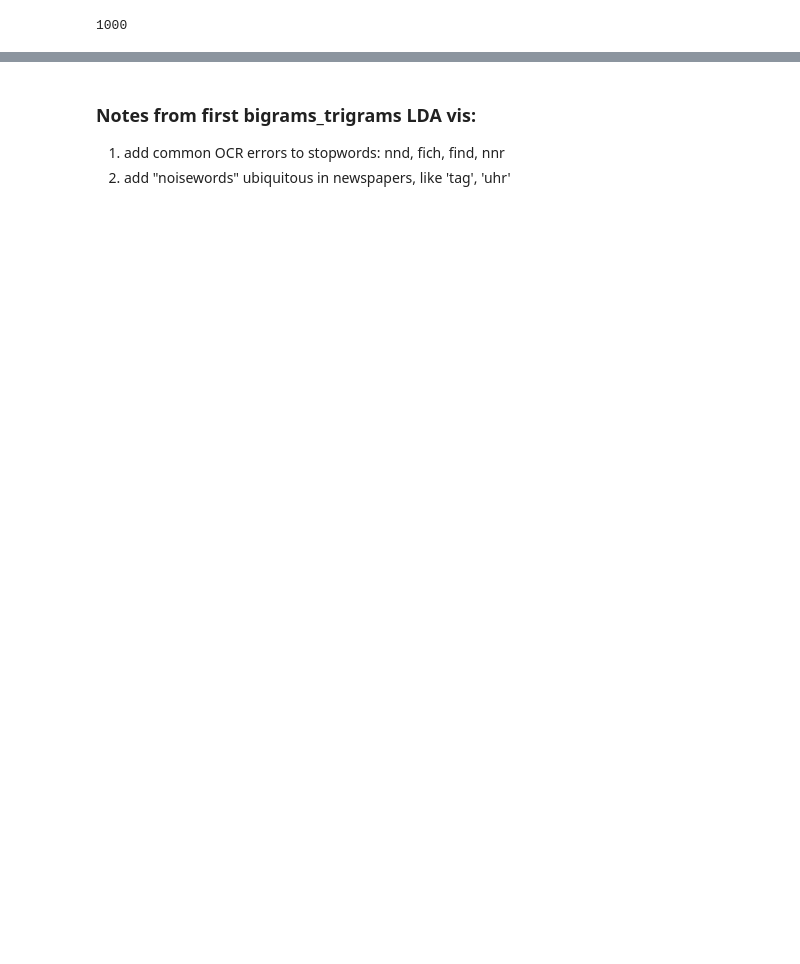
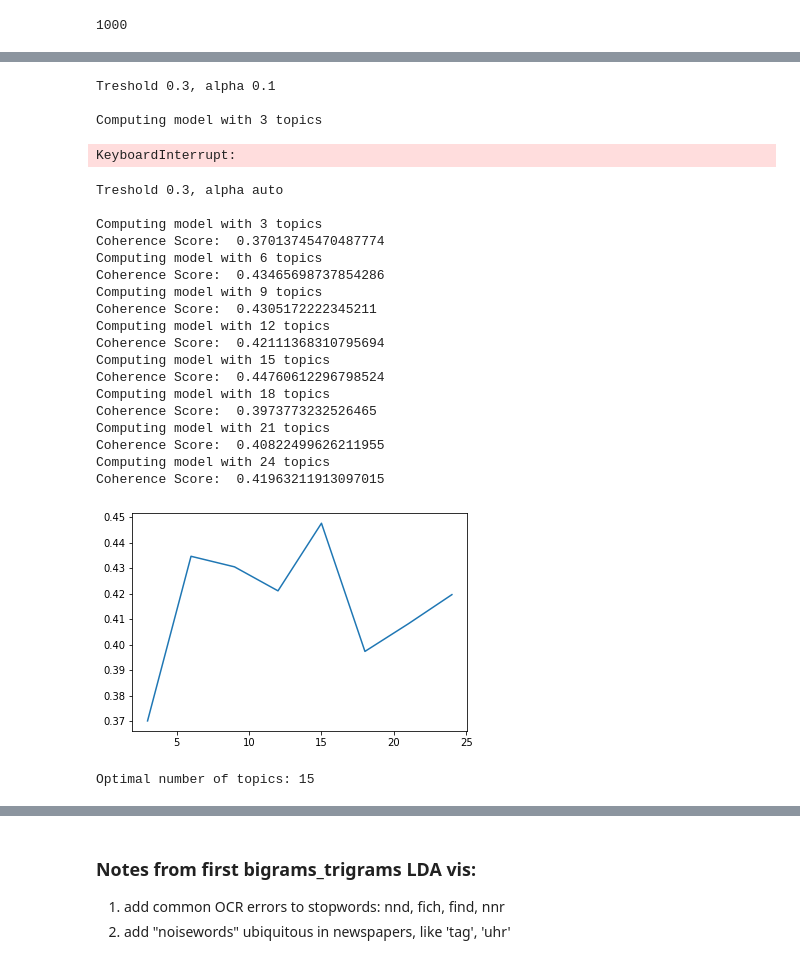
Before and after one commit to krkryger/clim-dist, a Jupyter notebook: notebooks/LDA.ipynb, the cells around one changed output, grey strips where cells are left out. Saved outputs shown, nothing was run; the diff lists cells and outputs as text; code cells hidden in the pictures; blank space fills up the shorter version.

```diff
--- a/notebooks/LDA.ipynb
+++ b/notebooks/LDA.ipynb
@@ -25,7 +421,7 @@ common_ocr_errors = ['nnr', 'nnd', 'fich', 'find']
 other_noise = ['januar', 'februar', 'märz', 'april', 'mai', 'juni', 'juli', 'august', 'september', 'october', 'oktober', 'november', 'dezember', 'december']
 stops += common_ocr_errors + other_noise
 # %%
-data = df[(df.w_count > 100) & (df.w_count < 500)].sample(1000).full_text.values
+data = df[(df.w_count > 100) & (df.w_count < 1000)].sample(1000).full_text.values
 # %%
 nlp = spacy.load('../data/models/spacy_model_250421')
 # %%
@@ -37,7 +433,7 @@ def lemmatize(texts, allowed_postags=['NOUN']):
         doc = nlp(text)
         new_text = []
         for token in doc:
-            if token.pos_ in allowed_postags and token.text.lower() not in stops:
+            if token.pos_ in allowed_postags and token.text.lower() not in stops and token.lemma_ not in stops:
                 new_text.append(token.lemma_)
         final = " ".join(new_text)
         texts_out.append(final)
@@ -117,5 +500,7 @@ def get_optimal_n_topics(texts, no_above, start, end, step, alpha='auto'):
     plt.show()
 
     print(f'Optimal number of topics: {n_topics[coherence_scores.index(max(coherence_scores))]}')
+    print('\n')
+    print('\n')
 
-    return (n_topics, coherence_scores)
+    return {'alpha': alpha, 'treshold': treshold, 'scores': [(i,j) for i,j in zip(n_topics, coherence_scores)]}
@@ -146,0 +507,66 @@ Optimal number of topics: 37
+# %%
+def get_optimal_alpha_and_treshold(texts, treshold_range, alpha_range, output_path, start, end, step):
+
+    results = []
+
+    for treshold in treshold_range:
+        for alpha in alpha_range:
+            print(f'\nTreshold {treshold}, alpha {alpha}\n')
+            results.append(get_optimal_n_topics(texts,
+                                                no_above=treshold,
+                                                start=start,
+                                                end=end,
+                                                step=step,
+                                                alpha=alpha))
+
+    import json
+    import codecs
+
+    with codecs.open(output_path, 'w', encoding='utf8') as f:
+        json_string = json.dumps(results)
+        f.write(json_string)
+
+new_treshold_range = [0.3, 0.4, 0.5, 0.6, 0.7, 0.8, 0.9]
+alpha_range = [0.1, 0.2, 0.3, 'auto']
+# %%
+optimal_scores = get_optimal_alpha_and_treshold(data_bigrams_trigrams,
+                                                [0.3, 0.4, 0.5, 0.6, 0.7, 0.8, 0.9],
+                                                [0.1, 0.2, 0.3, 'auto'],
+                                                '../pipeline/04_lda/optimal_n_topics.json',
+                                                start=3,
+                                                end=24,
+                                                step=3)
+# %% [output]
+Treshold 0.3, alpha 0.1
+
+Computing model with 3 topics
+KeyboardInterrupt:
+# %%
+optimal_scores = get_optimal_alpha_and_treshold(data_bigrams_trigrams,
+                                                [0.3],
+                                                ['auto'],
+                                                '../pipeline/04_lda/optimal_n_topics.json',
+                                                start=3,
+                                                end=24,
+                                                step=3)
+# %% [output]
+Treshold 0.3, alpha auto
+
+Computing model with 3 topics
+Coherence Score:  0.37013745470487774
+Computing model with 6 topics
+Coherence Score:  0.43465698737854286
+Computing model with 9 topics
+Coherence Score:  0.4305172222345211
+Computing model with 12 topics
+Coherence Score:  0.42111368310795694
+Computing model with 15 topics
+Coherence Score:  0.44760612296798524
+Computing model with 18 topics
+Coherence Score:  0.3973773232526465
+Computing model with 21 topics
+Coherence Score:  0.40822499626211955
+Computing model with 24 topics
+Coherence Score:  0.41963211913097015
+[figure, added]
+Optimal number of topics: 15
```
Also changed, not shown: parts of 31 cells of this notebook, 7 other files.
